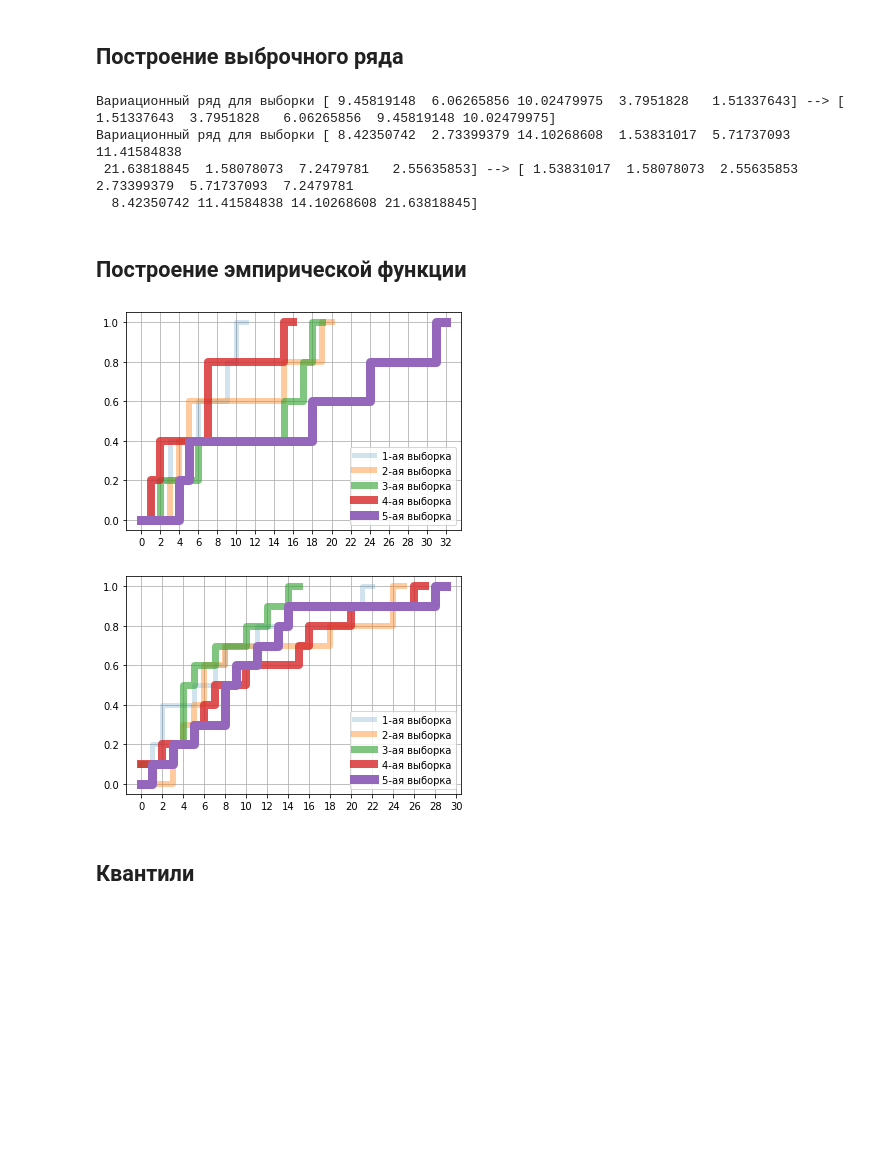
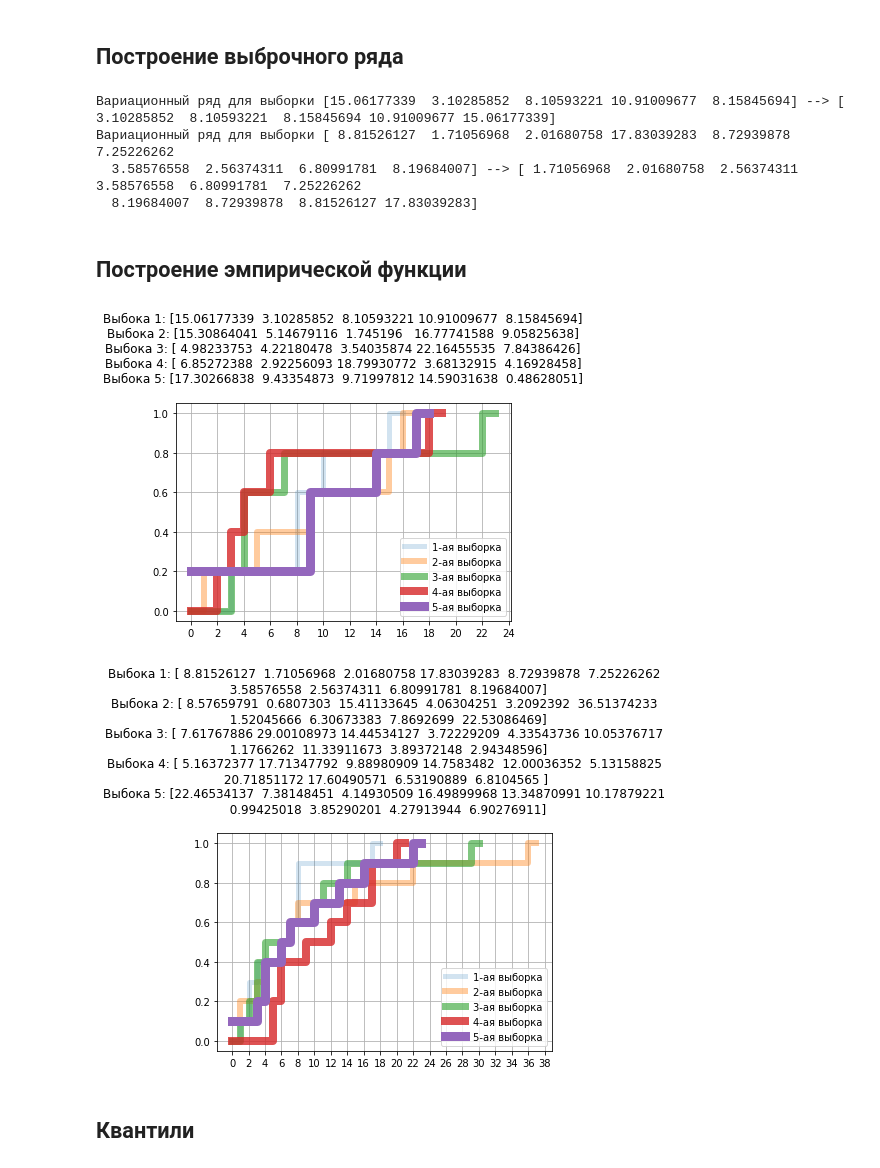
Before and after one commit to NikitaYurasov/Mathematical-statistics, a Jupyter notebook: ДЗ2.ipynb, the cells around one changed output. Saved outputs shown, nothing was run; the diff lists cells and outputs as text; code cells hidden in the pictures; blank space fills up the shorter version.

```diff
--- a/ДЗ2.ipynb
+++ b/ДЗ2.ipynb
@@ -116,12 +116,16 @@ def emperical_poisson(poisson_array):
     x.sort()
     return (x, emp)
 
+title = ''
+
 for i in range(5):
+    title += 'Выборка{}: '.format(i+1)+np.array2string(poisson_data_10[i])+'\n'
     x, y = emperical_poisson(poisson_data_10[i])
     plt.step(x, y, where='post', label='{}-ая выборка'.format(i+1), alpha=0.5, ls=':', linewidth=i+5);
 
 
+plt.title(title)
 plt.legend();
 plt.grid();
-plt.savefig('/Users/nikitayurasov/Desktop/3 Курс/Математическая статистика/ДЗ2/Images/Poi_Emp_10.pdf')
+plt.savefig('/Users/nikitayurasov/Desktop/3 Курс/Математическая статистика/ДЗ2/Images/Poi_Emp_10.pdf', bbox_inches='tight')
 # %% [output]
@@ -129,9 +133,12 @@ plt.savefig('/Users/nikitayurasov/Desktop/3 Курс/Математическа
 # %%
+title = ''
 for i in range(5):
+    title += 'Выборка{}: '.format(i+1)+np.array2string(poisson_data_5[i])+'\n'
     x, y = emperical_poisson(poisson_data_5[i])
     plt.step(x, y, where='post', label='{}-ая выборка'.format(i+1),  alpha=0.5, ls=':', linewidth=i+5);
 
+plt.title(title)
 plt.legend();
 plt.grid();
-plt.savefig('/Users/nikitayurasov/Desktop/3 Курс/Математическая статистика/ДЗ2/Images/Poi_Emp_5.pdf')
+plt.savefig('/Users/nikitayurasov/Desktop/3 Курс/Математическая статистика/ДЗ2/Images/Poi_Emp_5.pdf', bbox_inches='tight')
 # %% [output]
@@ -357,10 +371,10 @@ sort_erlang_data_100k = np.array(sorted(erlang_data_100k[0]))
 print('Вариационный ряд для выборки {} --> {}'.format(erlang_data_5[0],sort_erlang_data_5))
 print('Вариационный ряд для выборки {} --> {}'.format(erlang_data_10[0],sort_erlang_data_10))
 # %% [output]
-Вариационный ряд для выборки [ 9.45819148  6.06265856 10.02479975  3.7951828   1.51337643] --> [ 1.51337643  3.7951828   6.06265856  9.45819148 10.02479975]
-Вариационный ряд для выборки [ 8.42350742  2.73399379 14.10268608  1.53831017  5.71737093 11.41584838
- 21.63818845  1.58078073  7.2479781   2.55635853] --> [ 1.53831017  1.58078073  2.55635853  2.73399379  5.71737093  7.2479781
-  8.42350742 11.41584838 14.10268608 21.63818845]
+Вариационный ряд для выборки [15.06177339  3.10285852  8.10593221 10.91009677  8.15845694] --> [ 3.10285852  8.10593221  8.15845694 10.91009677 15.06177339]
+Вариационный ряд для выборки [ 8.81526127  1.71056968  2.01680758 17.83039283  8.72939878  7.25226262
+  3.58576558  2.56374311  6.80991781  8.19684007] --> [ 1.71056968  2.01680758  2.56374311  3.58576558  6.80991781  7.25226262
+  8.19684007  8.72939878  8.81526127 17.83039283]
 # %% [markdown]
 ## Построение эмпирической функции
 # %%
@@ -385,7 +399,9 @@ def emperical_erlang(erlang_array, split_point):
         j+=1
     return (X, Y)
 # %%
+title = ''
 for i in range(5):
+    title += 'Выбока {}: '.format(i+1)+np.array2string(erlang_data_5[i])+'\n'
     x, y = emperical_erlang(erlang_data_5[i], 1)
     plt.step(x, y, where='post',  alpha=(i+1)/5, ls='-', linewidth=i+5, label='{}-ая выборка'.format(i+1));
 plt.grid();
@@ -397,29 +413,35 @@ for i in range(5):
 mx = int(mx+1)
 if mx%2==1:
     mx+=1
+
+plt.title(title)
 plt.xticks(np.linspace(0,mx, int(mx/2)+1))
 plt.legend();
-plt.savefig('/Users/nikitayurasov/Desktop/3 Курс/Математическая статистика/ДЗ2/Images/Emp_Erlang_5.pdf')
+plt.savefig('/Users/nikitayurasov/Desktop/3 Курс/Математическая статистика/ДЗ2/Images/Emp_Erlang_5.pdf', bbox_inches='tight')
 # %% [output]
-[figure, old version]
+[figure, new version]
 # %%
+title = ''
 for i in range(5):
+    title += 'Выбока {}: '.format(i+1)+np.array2string(erlang_data_10[i])+'\n'
     x, y = emperical_erlang(erlang_data_10[i], 1)
     plt.step(x, y, where='post',  alpha=(i+1)/5, ls='-', linewidth=i+5, label='{}-ая выборка'.format(i+1));
 plt.grid();
 mx = 0
 for i in range(5):
     m = np.max(erlang_data_10[i])
     if m>mx:
         mx = m
 mx = int(mx+1)
 if mx%2==1:
     mx+=1
+
+plt.title(title)
 plt.xticks(np.linspace(0,mx, int(mx/2)+1))
 plt.legend();
-plt.savefig('/Users/nikitayurasov/Desktop/3 Курс/Математическая статистика/ДЗ2/Images/Emp_Erlang_10.pdf')
+plt.savefig('/Users/nikitayurasov/Desktop/3 Курс/Математическая статистика/ДЗ2/Images/Emp_Erlang_10.pdf', bbox_inches='tight')
 # %% [output]
-[figure, old version]
+[figure, new version]
 # %% [markdown]
 ## Квантили
 # %%
```
Also changed, not shown: parts of 19 cells of this notebook.
